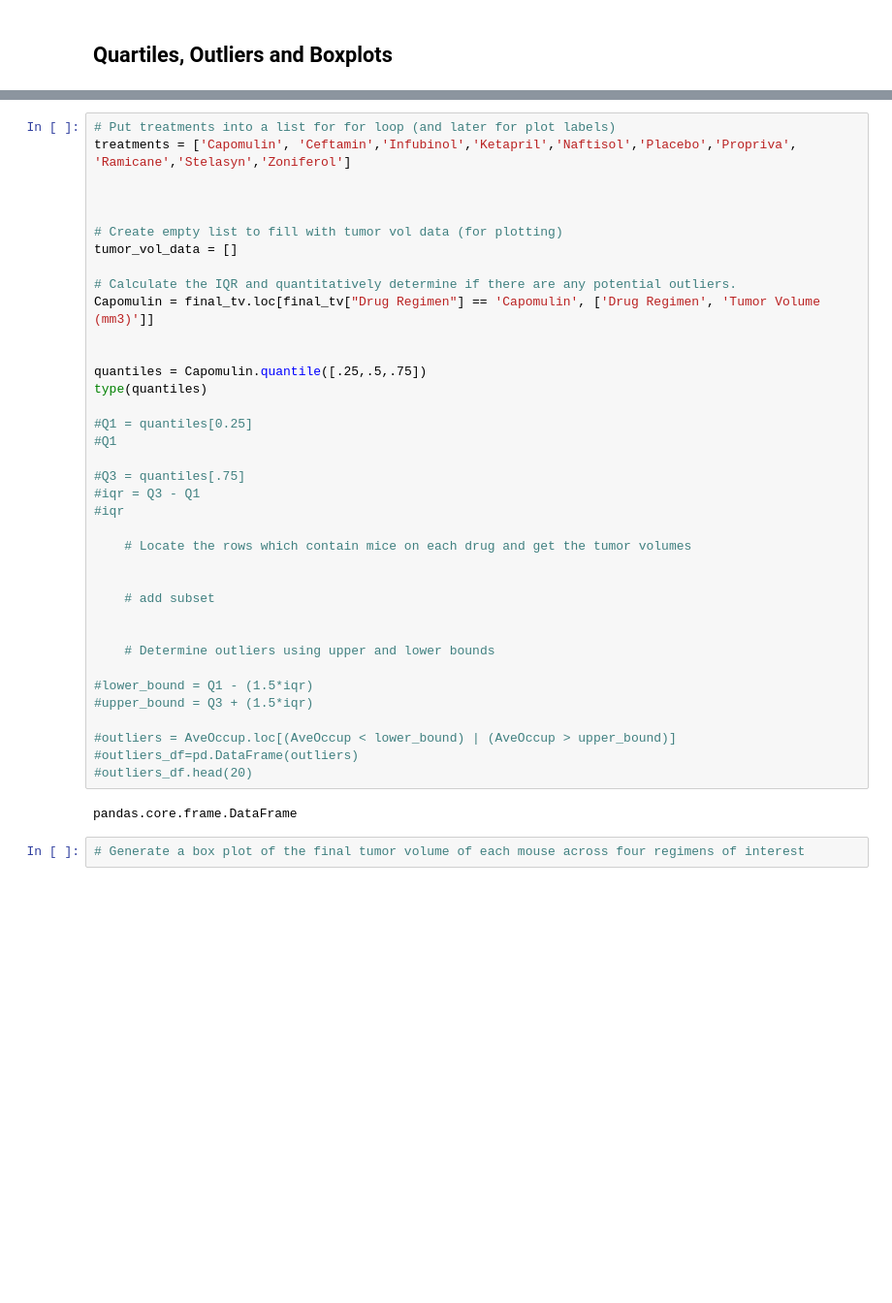
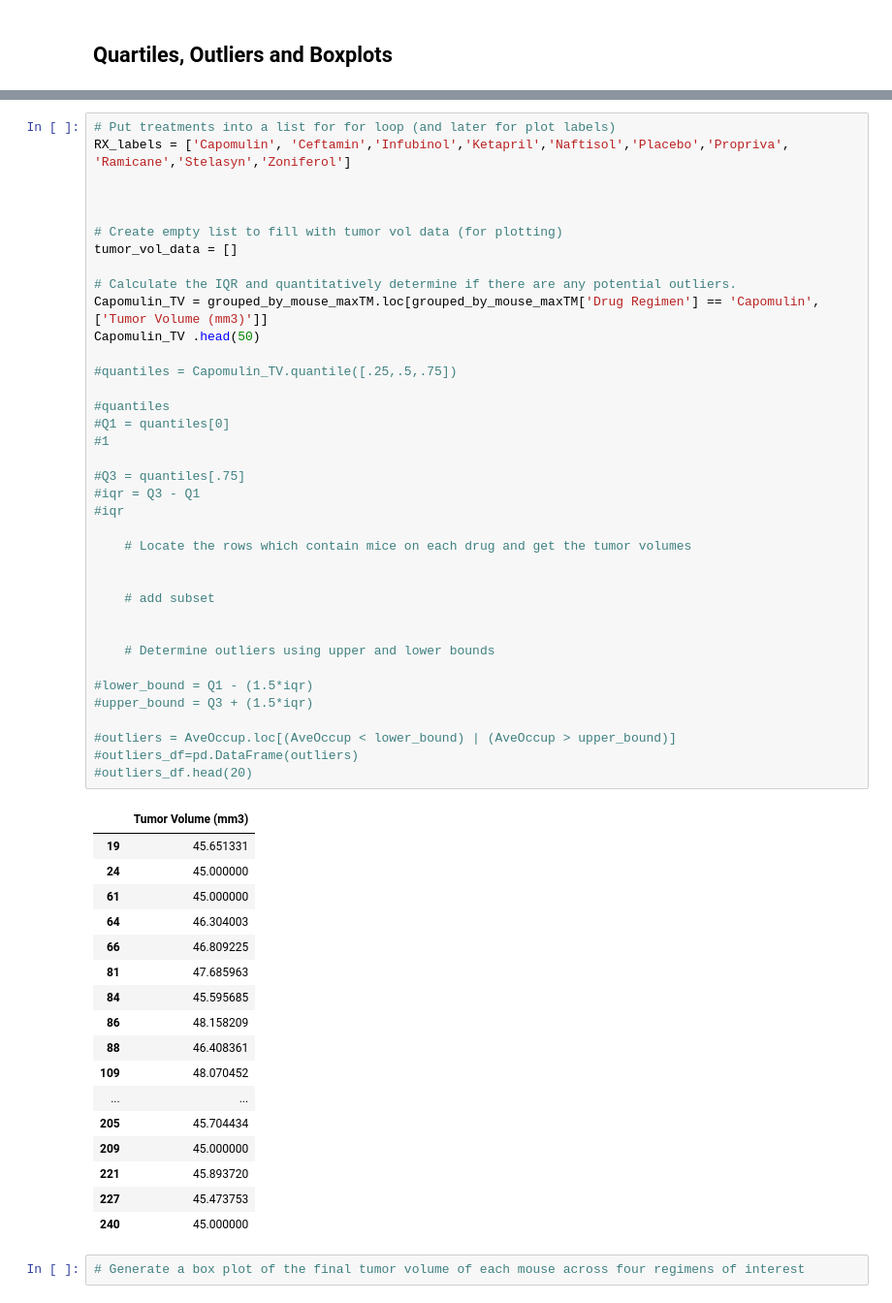
Before and after one commit to zand77401/Matplotlib-challenge, a Jupyter notebook: Pymaceuticals/pymaceuticals_starter.ipynb, the cells around one changed output, grey strips where cells are left out. Shown at 97% size. Cells and saved outputs as stored; diff of their text form; blank space fills up the shorter version.

```diff
--- a/Pymaceuticals/pymaceuticals_starter.ipynb
+++ b/Pymaceuticals/pymaceuticals_starter.ipynb
@@ -236,42 +247,58 @@ final_tv
 # %%
 # Put treatments into a list for for loop (and later for plot labels)
-treatments = ['Capomulin', 'Ceftamin','Infubinol','Ketapril','Naftisol','Placebo','Propriva', 'Ramicane','Stelasyn','Zoniferol']
+RX_labels = ['Capomulin', 'Ceftamin','Infubinol','Ketapril','Naftisol','Placebo','Propriva', 'Ramicane','Stelasyn','Zoniferol']
 
 
 
 # Create empty list to fill with tumor vol data (for plotting)
 tumor_vol_data = []
 
 # Calculate the IQR and quantitatively determine if there are any potential outliers.
-Capomulin = final_tv.loc[final_tv["Drug Regimen"] == 'Capomulin', ['Drug Regimen', 'Tumor Volume (mm3)']]
+Capomulin_TV = grouped_by_mouse_maxTM.loc[grouped_by_mouse_maxTM['Drug Regimen'] == 'Capomulin', ['Tumor Volume (mm3)']]
+Capomulin_TV .head(50)
 
+#quantiles = Capomulin_TV.quantile([.25,.5,.75])
 
-quantiles = Capomulin.quantile([.25,.5,.75])
-type(quantiles)
-
-#Q1 = quantiles[0.25]
-#Q1
+#quantiles
+#Q1 = quantiles[0]
+#1
 
 #Q3 = quantiles[.75]
 #iqr = Q3 - Q1
 #iqr
 
     # Locate the rows which contain mice on each drug and get the tumor volumes
 
 
     # add subset
 
 
     # Determine outliers using upper and lower bounds
 
 #lower_bound = Q1 - (1.5*iqr)
 #upper_bound = Q3 + (1.5*iqr)
 
 #outliers = AveOccup.loc[(AveOccup < lower_bound) | (AveOccup > upper_bound)]
 #outliers_df=pd.DataFrame(outliers)
 #outliers_df.head(20)
 # %% [output]
-pandas.core.frame.DataFrame
+|  | Tumor Volume (mm3) |
+| 19 | 45.651331 |
+| 24 | 45.000000 |
+| 61 | 45.000000 |
+| 64 | 46.304003 |
+| 66 | 46.809225 |
+| 81 | 47.685963 |
+| 84 | 45.595685 |
+| 86 | 48.158209 |
+| 88 | 46.408361 |
+| 109 | 48.070452 |
+| ... | ... |
+| 205 | 45.704434 |
+| 209 | 45.000000 |
+| 221 | 45.893720 |
+| 227 | 45.473753 |
+| 240 | 45.000000 |
 # %%
 # Generate a box plot of the final tumor volume of each mouse across four regimens of interest
 # %% [markdown]
```
Also changed, not shown: parts of 2 cells of this notebook.
